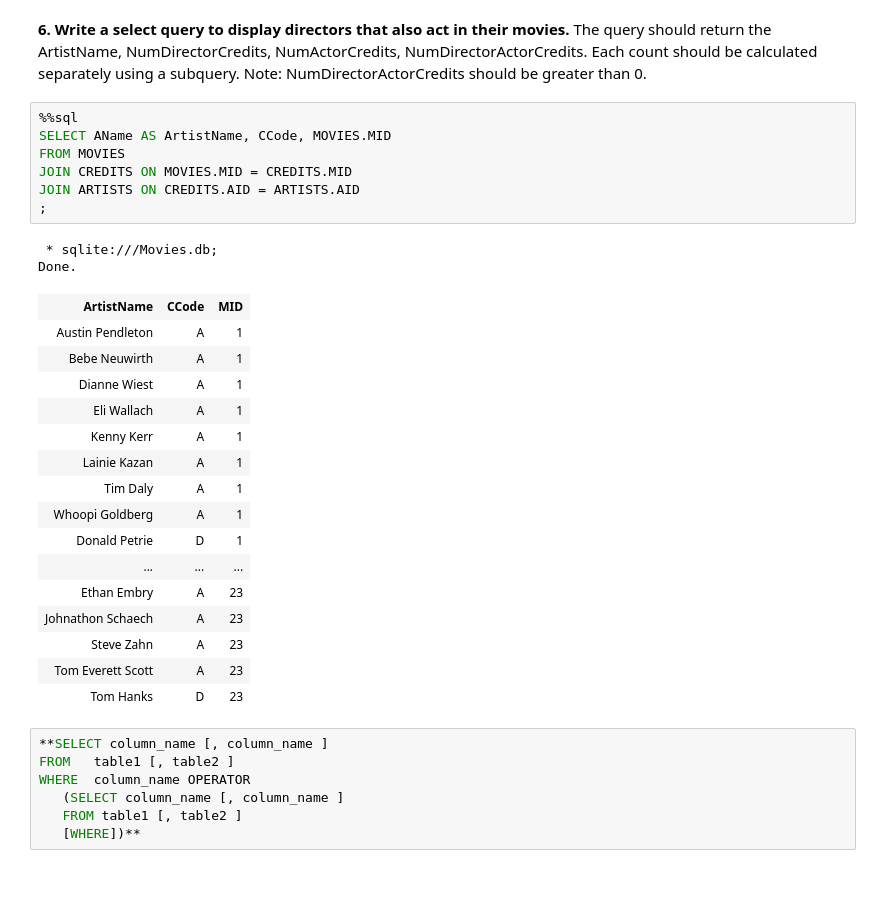
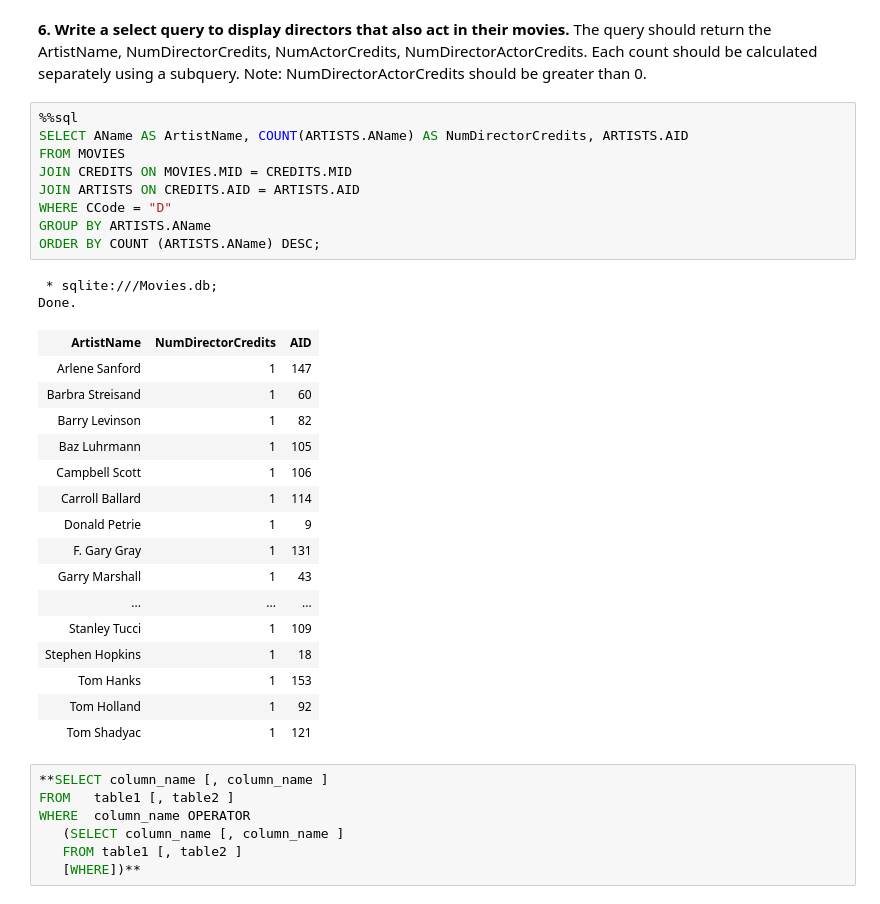
Before and after one commit to fairfield-university-ba-510-spring2019/movies-tonight-saracadrain, a Jupyter notebook: Part4.ipynb, the cells around one changed output. Cells and saved outputs as stored; diff of their text form.

```diff
--- a/Part4.ipynb
+++ b/Part4.ipynb
@@ -157,30 +153,32 @@ Done.
 **6. Write a select query to display directors that also act in their movies.** The query should return the ArtistName, NumDirectorCredits, NumActorCredits, NumDirectorActorCredits. Each count should be calculated separately using a subquery. Note: NumDirectorActorCredits should be greater than 0.
 # %%
 %%sql
-SELECT AName AS ArtistName, CCode, MOVIES.MID
+SELECT AName AS ArtistName, COUNT(ARTISTS.AName) AS NumDirectorCredits, ARTISTS.AID
 FROM MOVIES
 JOIN CREDITS ON MOVIES.MID = CREDITS.MID
 JOIN ARTISTS ON CREDITS.AID = ARTISTS.AID
-;
+WHERE CCode = "D"
+GROUP BY ARTISTS.AName
+ORDER BY COUNT (ARTISTS.AName) DESC;
 # %% [output]
  * sqlite:///Movies.db;
 Done.
-| ArtistName | CCode | MID |
-| Austin Pendleton | A | 1 |
-| Bebe Neuwirth | A | 1 |
-| Dianne Wiest | A | 1 |
-| Eli Wallach | A | 1 |
-| Kenny Kerr | A | 1 |
-| Lainie Kazan | A | 1 |
-| Tim Daly | A | 1 |
-| Whoopi Goldberg | A | 1 |
-| Donald Petrie | D | 1 |
+| ArtistName | NumDirectorCredits | AID |
+| Arlene Sanford | 1 | 147 |
+| Barbra Streisand | 1 | 60 |
+| Barry Levinson | 1 | 82 |
+| Baz Luhrmann | 1 | 105 |
+| Campbell Scott | 1 | 106 |
+| Carroll Ballard | 1 | 114 |
+| Donald Petrie | 1 | 9 |
+| F. Gary Gray | 1 | 131 |
+| Garry Marshall | 1 | 43 |
 | ... | ... | ... |
-| Ethan Embry | A | 23 |
-| Johnathon Schaech | A | 23 |
-| Steve Zahn | A | 23 |
-| Tom Everett Scott | A | 23 |
-| Tom Hanks | D | 23 |
+| Stanley Tucci | 1 | 109 |
+| Stephen Hopkins | 1 | 18 |
+| Tom Hanks | 1 | 153 |
+| Tom Holland | 1 | 92 |
+| Tom Shadyac | 1 | 121 |
 # %%
 **SELECT column_name [, column_name ]
 FROM   table1 [, table2 ]
```
Also changed, not shown: parts of 4 cells of this notebook.
